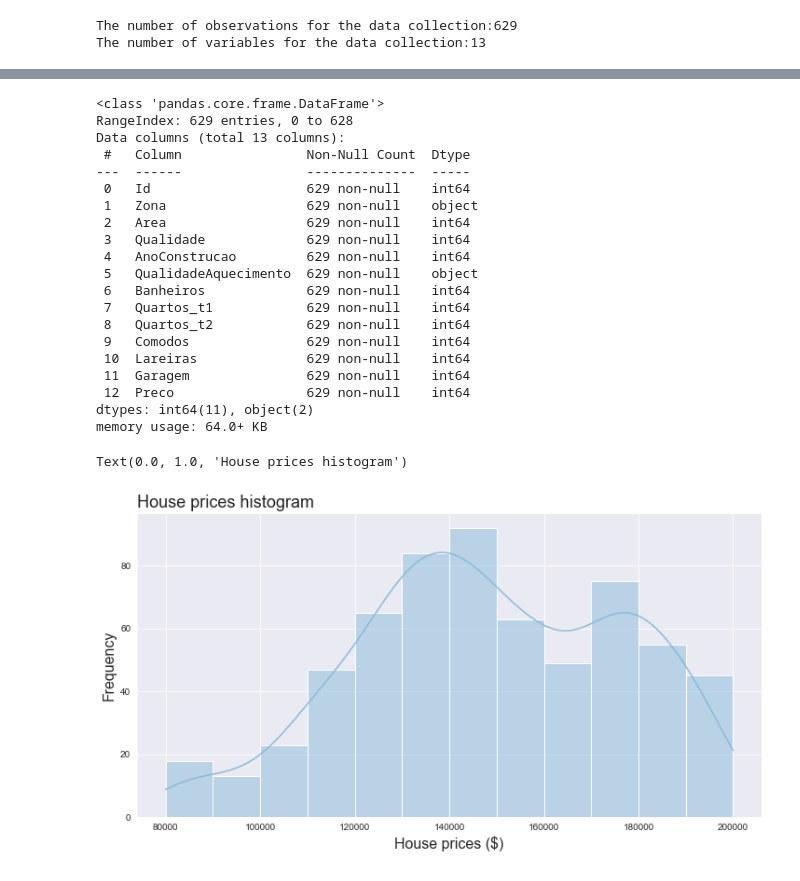
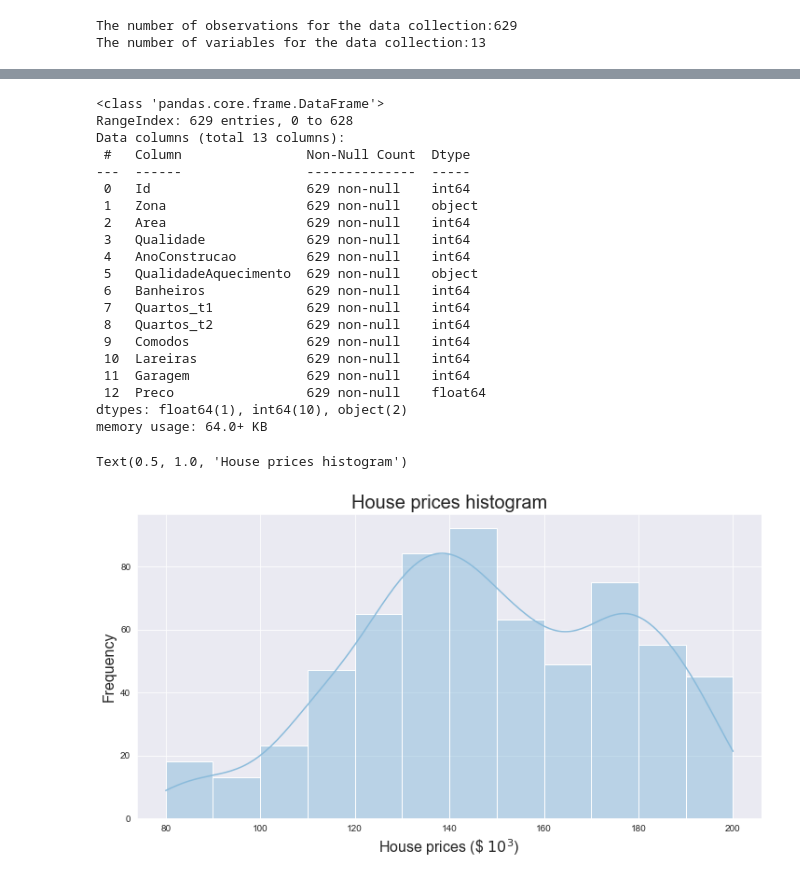
Before and after one commit to galvsoliveira/House_prices, a Jupyter notebook: House_prices.ipynb, the cells around one changed output, grey strips where cells are left out. Drawn from its saved outputs; the diff is of its cells as text; code cells hidden in the pictures.

Commit message:
House prices update

```diff
--- a/House_prices.ipynb
+++ b/House_prices.ipynb
@@ -41,6 +41,8 @@ Lareiras                0
 Garagem                 0
 Preco                   0
 dtype: int64
+# %%
+data.Preco = data.Preco/1000
 # %%
 data.info()
 # %% [output]
@@ -61,8 +63,8 @@ Data columns (total 13 columns):
  9   Comodos               629 non-null    int64
  10  Lareiras              629 non-null    int64
  11  Garagem               629 non-null    int64
- 12  Preco                 629 non-null    int64
-dtypes: int64(11), object(2)
+ 12  Preco                 629 non-null    float64
+dtypes: float64(1), int64(10), object(2)
 memory usage: 64.0+ KB
 # %%
 sns.set_palette('Blues_d')
@@ -70,12 +72,12 @@ sns.set_style('darkgrid')
 # %%
 histogram_price = sns.histplot(data = data, x = 'Preco', kde = True)
 histogram_price.figure.set_size_inches(12,6)
-histogram_price.set_xlabel('House prices ($)', fontsize = 16)
+histogram_price.set_xlabel('House prices (\$ $10^3$)', fontsize = 16)
 histogram_price.set_ylabel('Frequency', fontsize = 16)
-histogram_price.set_title('House prices histogram', fontsize = 18, loc = 'left')
+histogram_price.set_title('House prices histogram', fontsize = 20, loc = 'center')
 # %% [output]
-Text(0.0, 1.0, 'House prices histogram')
+Text(0.5, 1.0, 'House prices histogram')
-[figure, old version]
+[figure, new version]
 # %%
 boxplot_price = sns.boxplot(data = data, x = 'Preco', orient = 'h', width = 0.35)
 boxplot_price.figure.set_size_inches(12,6)
```
Also changed, not shown: parts of 2 cells of this notebook.
